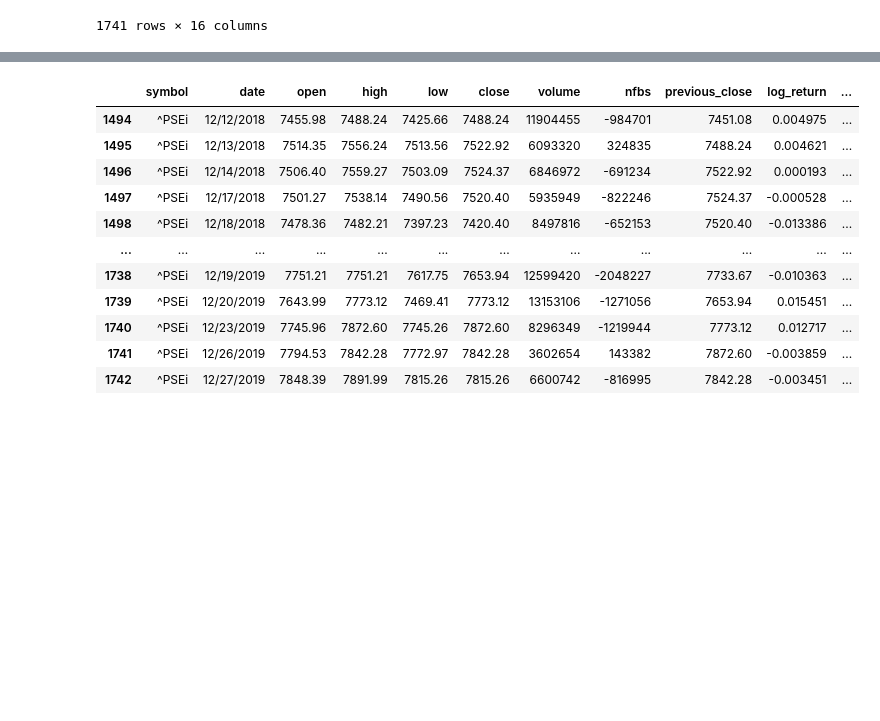
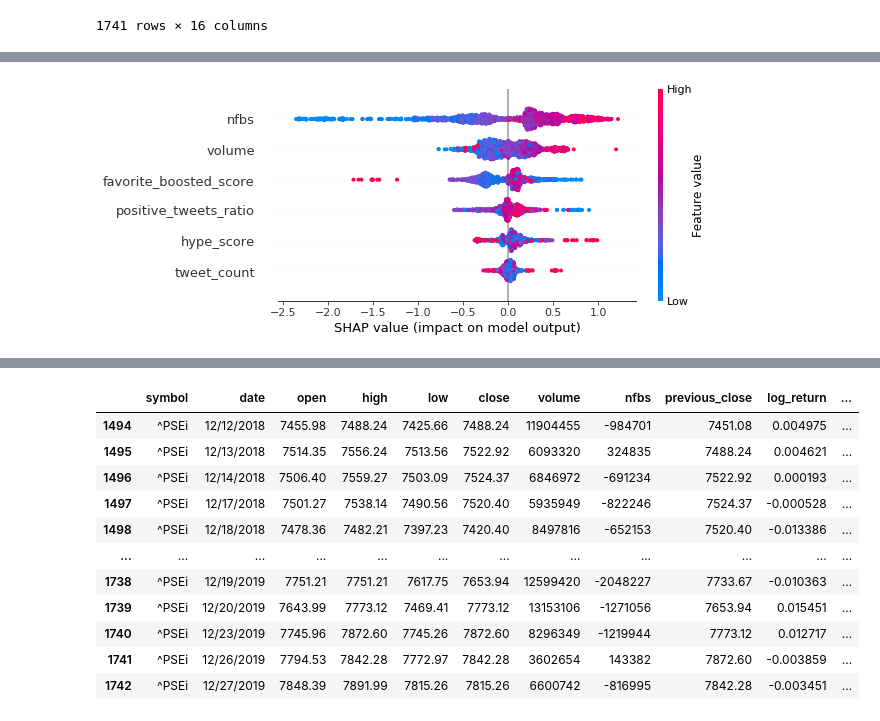
Before and after one commit to alexiscanaria/ftw-capstone, a Jupyter notebook: capstone.ipynb, the cells around one changed output, grey strips where cells are left out. Cells and saved outputs as stored; diff of their text form; code cells hidden in the pictures; blank space fills up the shorter version.

```diff
--- a/capstone.ipynb
+++ b/capstone.ipynb
@@ -288,0 +321,4 @@ CV score: 0.5636528921909721
+# %%
+shap.summary_plot(shap_values, X)
+# %% [output]
+[figure, added]
```
Also changed, not shown: parts of 16 cells of this notebook, 1 other file.
